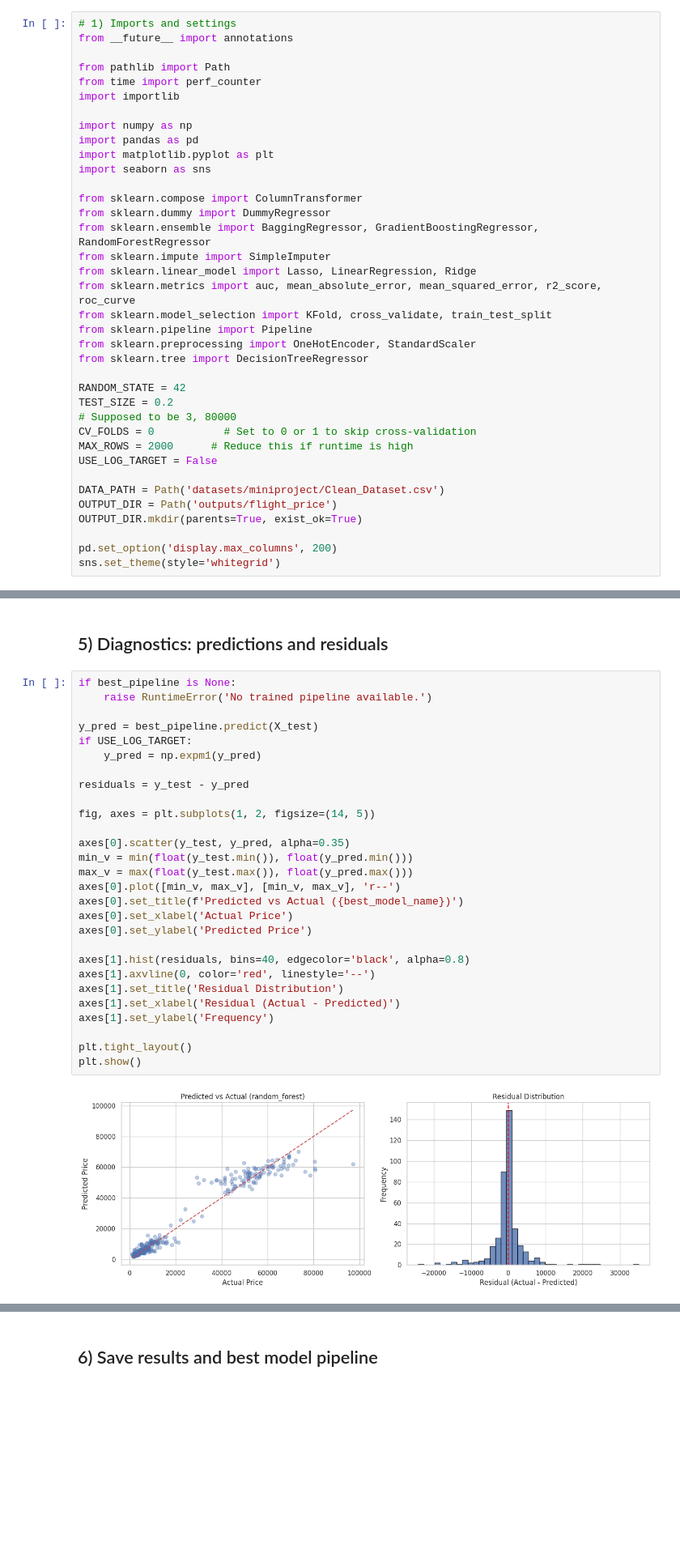
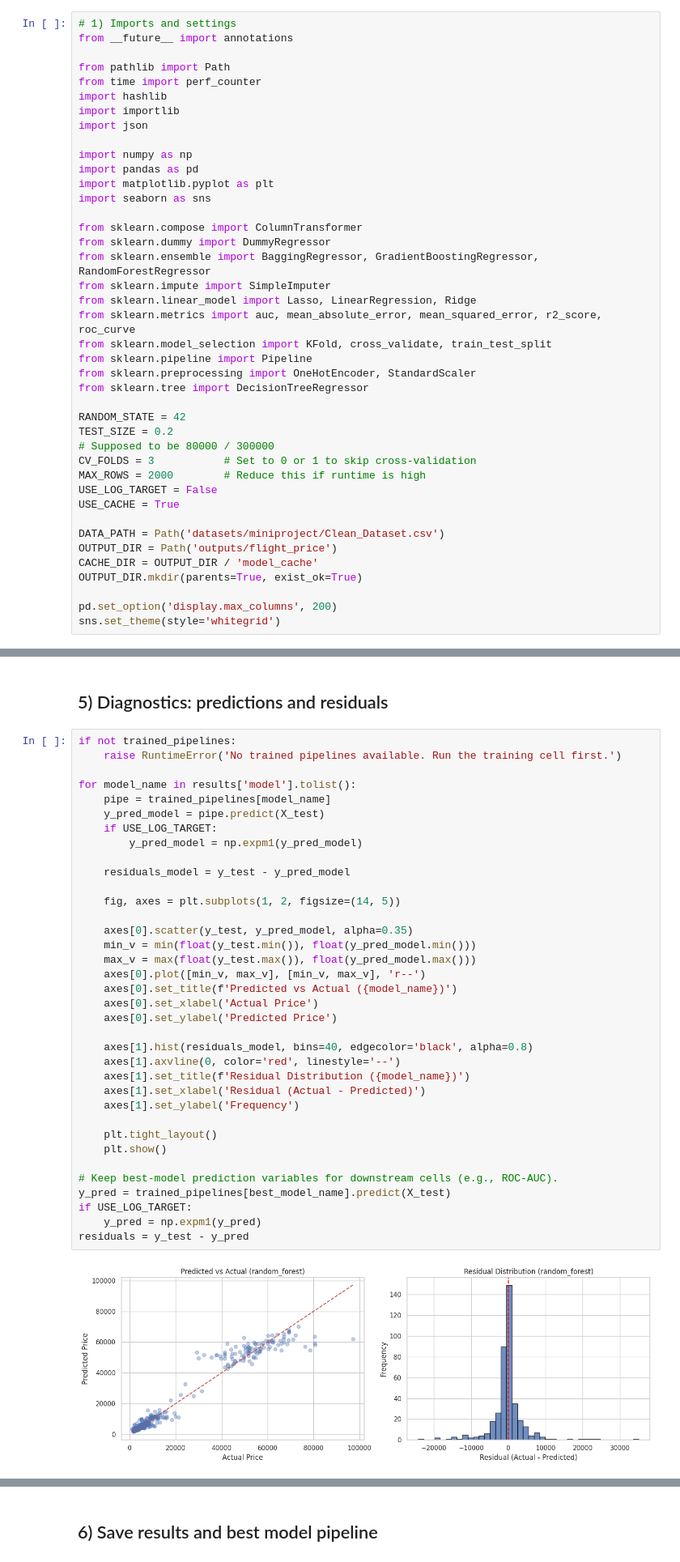
Before and after one commit to retrixe/collegework, a Jupyter notebook: sem6/mll/Mini_Project.ipynb, the cells around one changed output, grey strips where cells are left out. Shown at 81% size. Cells and saved outputs as stored; diff of their text form; blank space fills up the shorter version.

Commit message:
sem6/mll: update mini project with caching + plots

```diff
--- a/sem6/mll/Mini_Project.ipynb
+++ b/sem6/mll/Mini_Project.ipynb
@@ -9,7 +9,9 @@ from __future__ import annotations
 
 from pathlib import Path
 from time import perf_counter
+import hashlib
 import importlib
+import json
 
 import numpy as np
 import pandas as pd
@@ -29,13 +31,15 @@ from sklearn.tree import DecisionTreeRegressor
 
 RANDOM_STATE = 42
 TEST_SIZE = 0.2
-# Supposed to be 3, 80000
-CV_FOLDS = 0           # Set to 0 or 1 to skip cross-validation
-MAX_ROWS = 2000      # Reduce this if runtime is high
+# Supposed to be 80000 / 300000
+CV_FOLDS = 3           # Set to 0 or 1 to skip cross-validation
+MAX_ROWS = 2000        # Reduce this if runtime is high
 USE_LOG_TARGET = False
+USE_CACHE = True
 
 DATA_PATH = Path('datasets/miniproject/Clean_Dataset.csv')
 OUTPUT_DIR = Path('outputs/flight_price')
+CACHE_DIR = OUTPUT_DIR / 'model_cache'
 OUTPUT_DIR.mkdir(parents=True, exist_ok=True)
 
 pd.set_option('display.max_columns', 200)
@@ -320,32 +372,40 @@ Best model: random_forest
 # %% [markdown]
 ## 5) Diagnostics: predictions and residuals
 # %%
-if best_pipeline is None:
-    raise RuntimeError('No trained pipeline available.')
+if not trained_pipelines:
+    raise RuntimeError('No trained pipelines available. Run the training cell first.')
 
-y_pred = best_pipeline.predict(X_test)
+for model_name in results['model'].tolist():
+    pipe = trained_pipelines[model_name]
+    y_pred_model = pipe.predict(X_test)
+    if USE_LOG_TARGET:
+        y_pred_model = np.expm1(y_pred_model)
+
+    residuals_model = y_test - y_pred_model
+
+    fig, axes = plt.subplots(1, 2, figsize=(14, 5))
+
+    axes[0].scatter(y_test, y_pred_model, alpha=0.35)
+    min_v = min(float(y_test.min()), float(y_pred_model.min()))
+    max_v = max(float(y_test.max()), float(y_pred_model.max()))
+    axes[0].plot([min_v, max_v], [min_v, max_v], 'r--')
+    axes[0].set_title(f'Predicted vs Actual ({model_name})')
+    axes[0].set_xlabel('Actual Price')
+    axes[0].set_ylabel('Predicted Price')
+
+    axes[1].hist(residuals_model, bins=40, edgecolor='black', alpha=0.8)
+    axes[1].axvline(0, color='red', linestyle='--')
+    axes[1].set_title(f'Residual Distribution ({model_name})')
+    axes[1].set_xlabel('Residual (Actual - Predicted)')
+    axes[1].set_ylabel('Frequency')
+
+    plt.tight_layout()
+    plt.show()
+
+# Keep best-model prediction variables for downstream cells (e.g., ROC-AUC).
+y_pred = trained_pipelines[best_model_name].predict(X_test)
 if USE_LOG_TARGET:
     y_pred = np.expm1(y_pred)
-
 residuals = y_test - y_pred
-
-fig, axes = plt.subplots(1, 2, figsize=(14, 5))
-
-axes[0].scatter(y_test, y_pred, alpha=0.35)
-min_v = min(float(y_test.min()), float(y_pred.min()))
-max_v = max(float(y_test.max()), float(y_pred.max()))
-axes[0].plot([min_v, max_v], [min_v, max_v], 'r--')
-axes[0].set_title(f'Predicted vs Actual ({best_model_name})')
-axes[0].set_xlabel('Actual Price')
-axes[0].set_ylabel('Predicted Price')
-
-axes[1].hist(residuals, bins=40, edgecolor='black', alpha=0.8)
-axes[1].axvline(0, color='red', linestyle='--')
-axes[1].set_title('Residual Distribution')
-axes[1].set_xlabel('Residual (Actual - Predicted)')
-axes[1].set_ylabel('Frequency')
-
-plt.tight_layout()
-plt.show()
 # %% [output]
-[figure, old version]
+[figure, new version]
```
Also changed, not shown: parts of 2 cells of this notebook, 5 other files.
